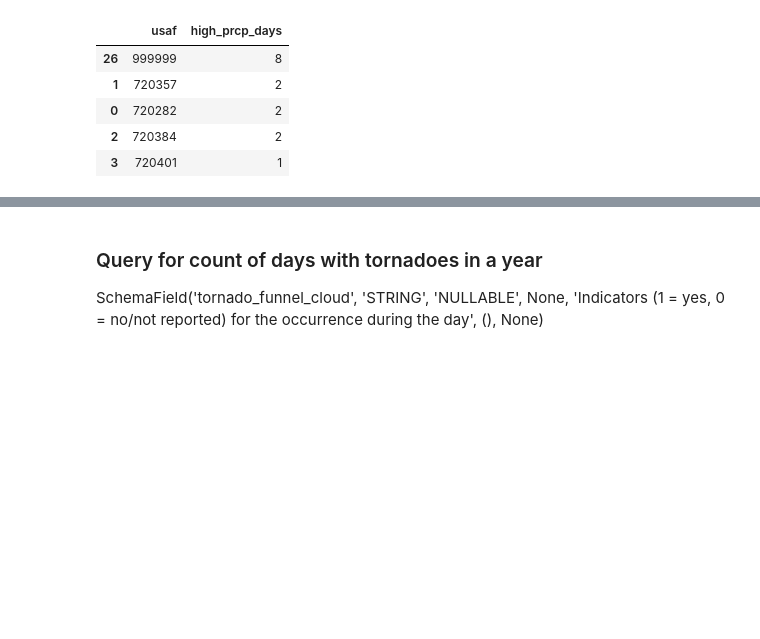
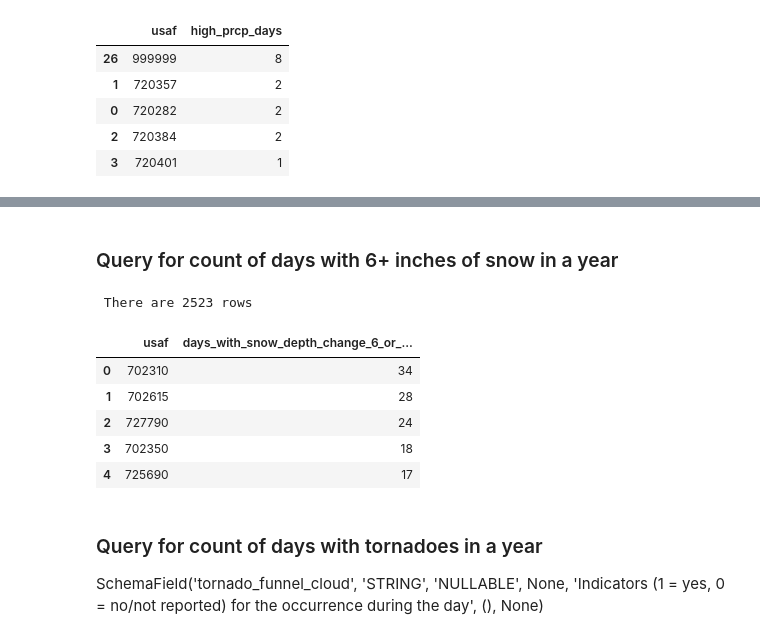
Before and after one commit to TechMax14/Project-3, a Jupyter notebook: static/py/noaa-bigquery-scripts.ipynb, the cells around one changed output, grey strips where cells are left out. Cells and saved outputs as stored; diff of their text form; code cells hidden in the pictures; blank space fills up the shorter version.

Commit message:
Adding the final jupyter code for data queries

```diff
--- a/static/py/noaa-bigquery-scripts.ipynb
+++ b/static/py/noaa-bigquery-scripts.ipynb
@@ -285,3 +315,57 @@ station_prcp_count.head()
+# %% [markdown]
+### Query for count of days with 6+ inches of snow in a year ###
+# %%
+# # of days each station has 6+ inches of snow
+
+# Perform a query for the sum of snow depth and count of days with 6 or more inches for each station over the year
+aggregate_query = '''
+WITH SnowDepthChanges AS (
+  SELECT DISTINCT
+    s.usaf,  -- Replace "stn" with "usaf"
+    g.date,
+    MAX(g.sndp) AS max_snow_depth,
+    CASE WHEN MAX(g.sndp) >= 6.0 THEN 1 ELSE 0 END AS saw_6_or_more_inches
+  FROM `bigquery-public-data.noaa_gsod.gsod2022` AS g
+  JOIN `bigquery-public-data.noaa_gsod.stations` AS s ON g.stn = s.usaf
+  WHERE s.country = "US" AND s.state <> "None"
+  GROUP BY s.usaf, g.date  -- Replace "stn" with "usaf"
+)
+
+SELECT
+  usaf,  -- Replace "stn" with "usaf"
+  SUM(CASE WHEN snow_depth_change >= 6.0 THEN 1 ELSE 0 END) AS days_with_snow_depth_change_6_or_more
+FROM (
+  SELECT
+    usaf,  -- Replace "stn" with "usaf"
+    date,
+    max_snow_depth,
+    CASE
+      WHEN LAG(date, 1) OVER (PARTITION BY usaf ORDER BY date) IS NOT NULL THEN
+        max_snow_depth - LAG(max_snow_depth, 1, 0) OVER (PARTITION BY usaf ORDER BY date)
+      ELSE 0  -- Set the snow_depth_change to 0 for the first day of the year
+    END AS snow_depth_change
+  FROM SnowDepthChanges
+) AS Subquery
+GROUP BY usaf  -- Replace "stn" with "usaf"
+ORDER BY days_with_snow_depth_change_6_or_more DESC
+'''
+
+station_snow_result = client.query(aggregate_query)  # API request
+station_snow_data = station_snow_result.result()  # Waits for query to finish
+
+# Put the query into a dataframe
+six_inches_snow_df = station_snow_result.to_dataframe()
+
+print(f' There are {len(six_inches_snow_df)} rows')
+six_inches_snow_df.head()
+# %% [output]
+ There are 2523 rows
+|  | usaf | days_with_snow_depth_change_6_or_... |
+| 0 | 702310 | 34 |
+| 1 | 702615 | 28 |
+| 2 | 727790 | 24 |
+| 3 | 702350 | 18 |
+| 4 | 725690 | 17 |
 # %% [markdown]
 ### Query for count of days with tornadoes in a year ###
 SchemaField('tornado_funnel_cloud', 'STRING', 'NULLABLE', None, 'Indicators (1 = yes, 0 = no/not reported) for the occurrence during the day', (), None)
```
Also changed, not shown: parts of 7 cells of this notebook.
